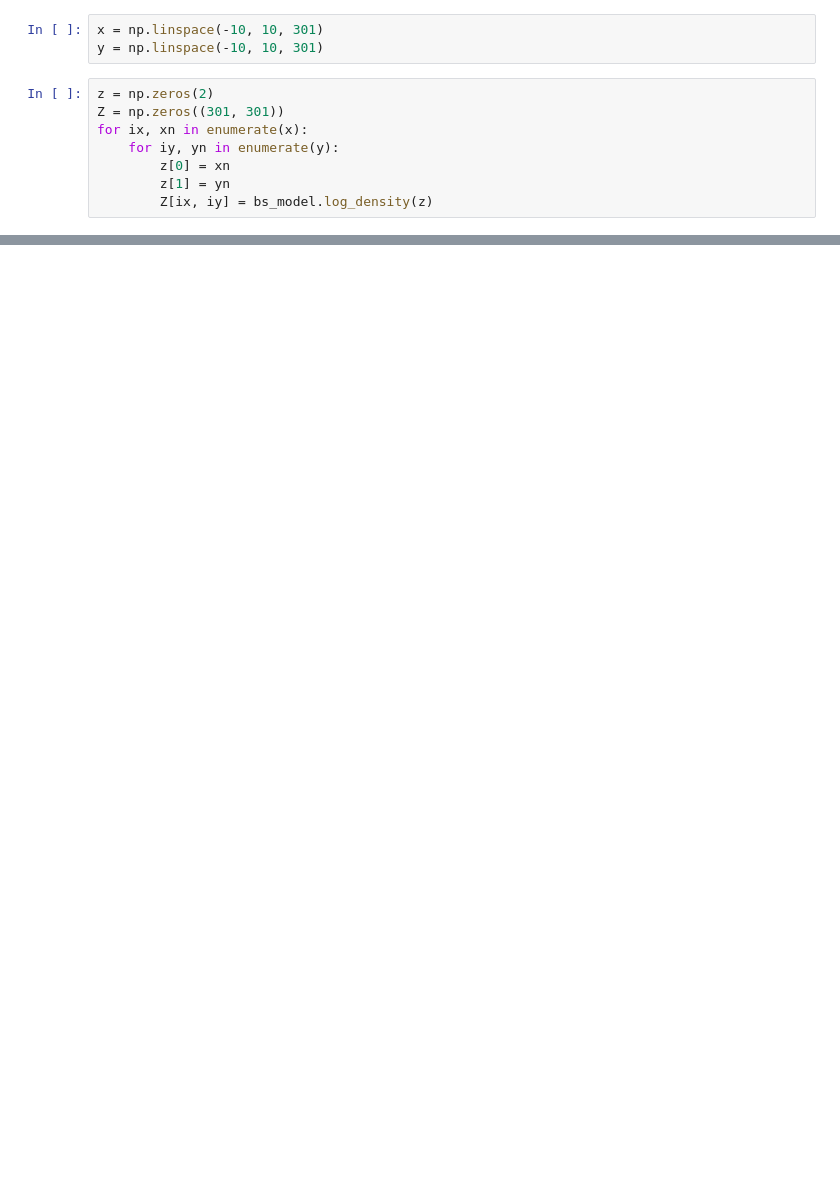
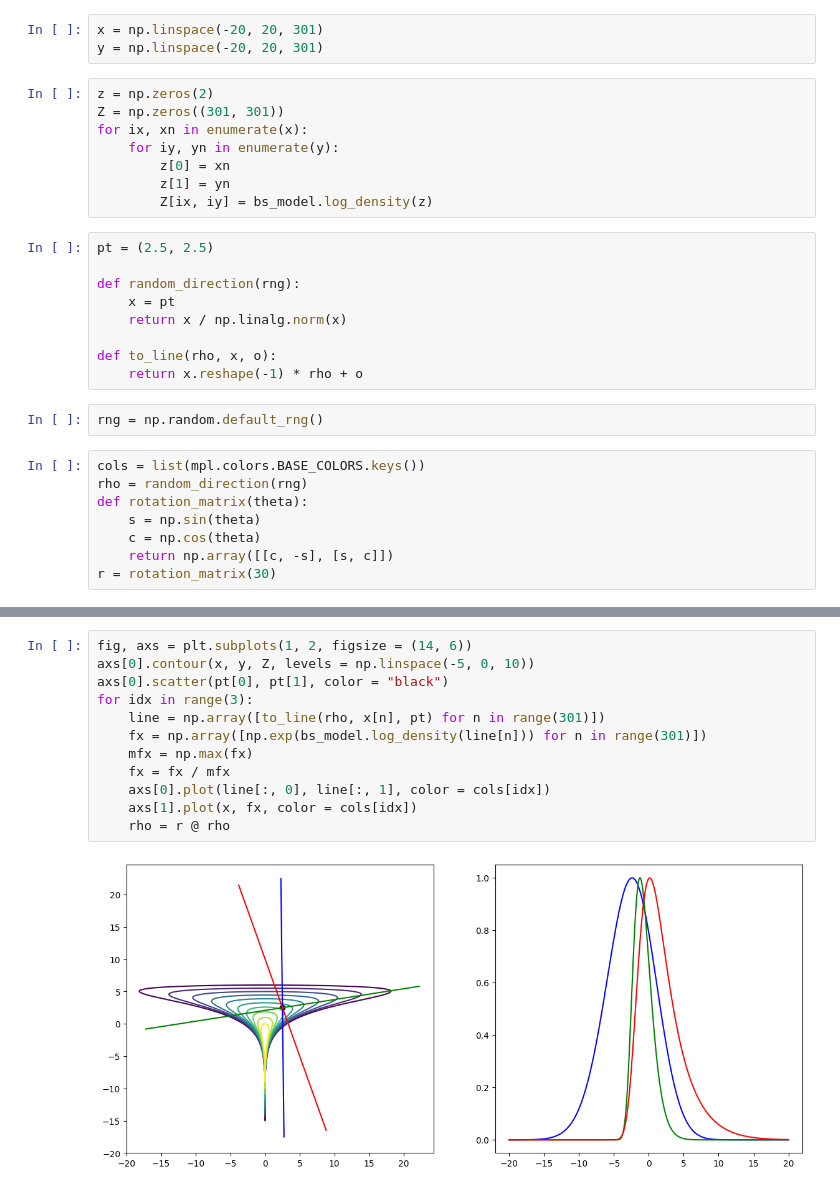
Before and after one commit to roualdes/mcmcexperiments, a Jupyter notebook: klhr/sinh_funnel.ipynb, the cells around one changed output, grey strips where cells are left out. Cells and saved outputs as stored; diff of their text form; blank space fills up the shorter version.

Commit message:
add lines from a fixed pt and then plot distribution

```diff
--- a/klhr/sinh_funnel.ipynb
+++ b/klhr/sinh_funnel.ipynb
@@ -18,8 +19,8 @@ bs.set_bridgestan_path(homedir + "bridgestan")
 bs_model = BSModel(stan_file = homedir + "mcmcexperiments/stan/funnel.stan",
                    data_file = homedir + "mcmcexperiments/stan/funnel.json")
 # %%
-x = np.linspace(-10, 10, 301)
-y = np.linspace(-10, 10, 301)
+x = np.linspace(-20, 20, 301)
+y = np.linspace(-20, 20, 301)
 # %%
 z = np.zeros(2)
 Z = np.zeros((301, 301))
@@ -28,6 +29,25 @@ for ix, xn in enumerate(x):
         z[0] = xn
         z[1] = yn
         Z[ix, iy] = bs_model.log_density(z)
+# %%
+pt = (2.5, 2.5)
+
+def random_direction(rng):
+    x = pt
+    return x / np.linalg.norm(x)
+
+def to_line(rho, x, o):
+    return x.reshape(-1) * rho + o
+# %%
+rng = np.random.default_rng()
+# %%
+cols = list(mpl.colors.BASE_COLORS.keys())
+rho = random_direction(rng)
+def rotation_matrix(theta):
+    s = np.sin(theta)
+    c = np.cos(theta)
+    return np.array([[c, -s], [s, c]])
+r = rotation_matrix(30)
 # %%
 plt.contour(x, y, Z, levels = np.linspace(-3.5, 0, 10))
 plt.colorbar()
@@ -38,0 +59,14 @@ plt.xlim([-10, 10])
+# %%
+fig, axs = plt.subplots(1, 2, figsize = (14, 6))
+axs[0].contour(x, y, Z, levels = np.linspace(-5, 0, 10))
+axs[0].scatter(pt[0], pt[1], color = "black")
+for idx in range(3):
+    line = np.array([to_line(rho, x[n], pt) for n in range(301)])
+    fx = np.array([np.exp(bs_model.log_density(line[n])) for n in range(301)])
+    mfx = np.max(fx)
+    fx = fx / mfx
+    axs[0].plot(line[:, 0], line[:, 1], color = cols[idx])
+    axs[1].plot(x, fx, color = cols[idx])
+    rho = r @ rho
+# %% [output]
+[figure, added]
```
Also changed, not shown: parts of 3 cells of this notebook.
